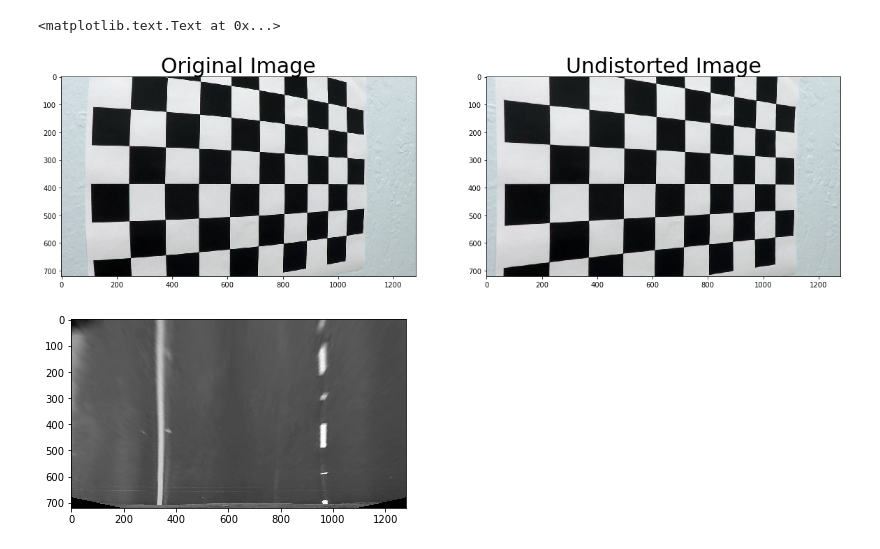
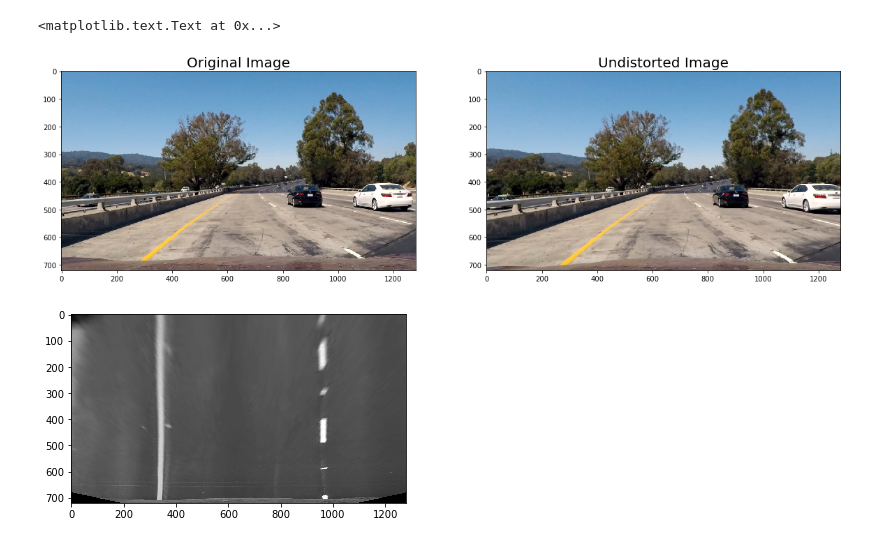
Before and after one commit to prudhvid/CarND-Advanced-Lane-Lines, a Jupyter notebook: Solution.ipynb, the cells around one changed output. Saved outputs shown, nothing was run; the diff lists cells and outputs as text; code cells hidden in the pictures.

```diff
--- a/Solution.ipynb
+++ b/Solution.ipynb
@@ -45,21 +45,21 @@ def getCalibrationMatrix():
     return (mtx, dist)
 # %%
 # Test undistortion on an image
-img = cv2.imread('camera_cal/calibration5.jpg')
+img = mpimg.imread('test_images/test1.jpg')
 img_size = (img.shape[1], img.shape[0])
 
 mtx, dist = getCalibrationMatrix()
 dst = cv2.undistort(img, mtx, dist, None, mtx)
 
 # Visualize undistortion
 f, (ax1, ax2) = plt.subplots(1, 2, figsize=(20,10))
 ax1.imshow(img)
-ax1.set_title('Original Image', fontsize=30)
+ax1.set_title('Original Image', fontsize=20)
 ax2.imshow(dst)
-ax2.set_title('Undistorted Image', fontsize=30)
+ax2.set_title('Undistorted Image', fontsize=20)
 # %% [output]
 <matplotlib.text.Text at 0x...>
-[figure, old version]
+[figure, new version]
 # %%
 def getPerspectiveTransform():
     src = np.array([[582, 455], [700, 455], [1150, 720], [150, 720]], dtype = np.float32)
```
Also changed, not shown: parts of 6 cells of this notebook, 9 other files.
